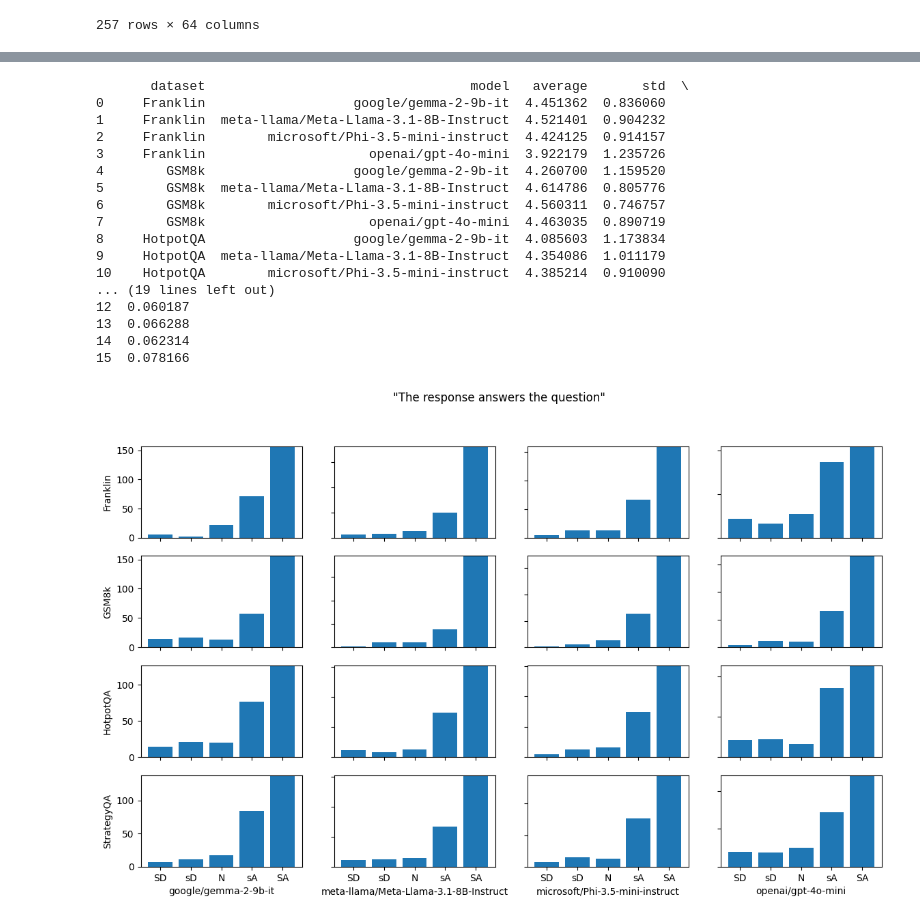
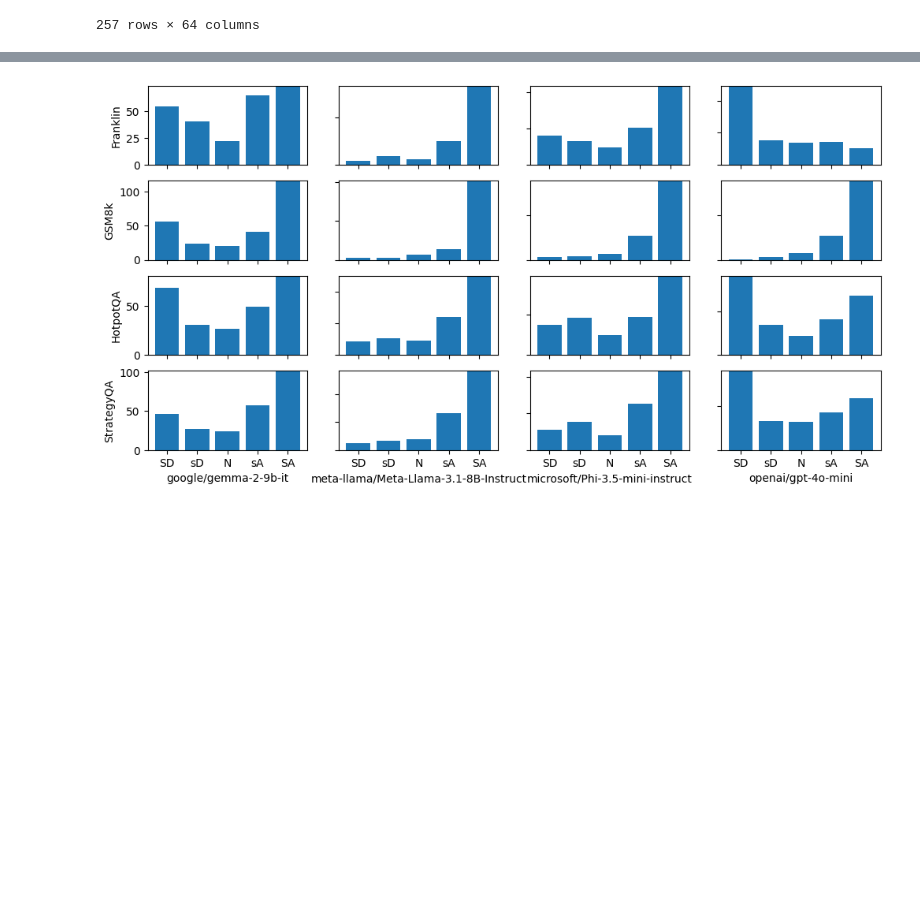
Before and after one commit to njf0/frank-llm, a Jupyter notebook: mini-project/studies/plan/results/results_pilot.ipynb, the cells around one changed output, grey strips where cells are left out. Cells and saved outputs as stored; diff of their text form; code cells hidden in the pictures; blank space fills up the shorter version.

```diff
--- a/mini-project/studies/plan/results/results_pilot.ipynb
+++ b/mini-project/studies/plan/results/results_pilot.ipynb
@@ -213,15 +213,15 @@ questions = questions[questions['uuid'].isin(uuids_in_survey)]
 # # many-to-one mapping between ('model', 'dataset') and 'uuid'. get uuids for each ('model', 'dataset') pair
 grouped_uuids = questions.groupby(['dataset', 'model'])['uuid'].apply(list).to_dict()
 # # each uuid contains 3 variations with suffixes _1, _2, _3. create separate dataframes for each variation
-sat, answered, planned, executed = {}, {}, {}, {}
+Q1, Q2, Q3, Q4 = {}, {}, {}, {}
 for (dataset, model), uuids in grouped_uuids.items():
-    sat[(dataset, model)] = df[[f'{uuid}_1' for uuid in uuids]].apply(pd.to_numeric)
-    answered[(dataset, model)] = df[[f'{uuid}_2' for uuid in uuids]].apply(pd.to_numeric)
-    planned[(dataset, model)] = df[[f'{uuid}_3' for uuid in uuids]].apply(pd.to_numeric)
-    executed[(dataset, model)] = df[[f'{uuid}_4' for uuid in uuids]].apply(pd.to_numeric)
+    Q1[(dataset, model)] = df[[f'{uuid}_1' for uuid in uuids]].apply(pd.to_numeric)
+    Q2[(dataset, model)] = df[[f'{uuid}_2' for uuid in uuids]].apply(pd.to_numeric)
+    Q3[(dataset, model)] = df[[f'{uuid}_3' for uuid in uuids]].apply(pd.to_numeric)
+    Q4[(dataset, model)] = df[[f'{uuid}_4' for uuid in uuids]].apply(pd.to_numeric)
 
-all_sat = pd.concat([sat[(dataset, model)] for dataset, model in grouped_uuids])
-all_answered = pd.concat([answered[(dataset, model)] for dataset, model in grouped_uuids])
-all_planned = pd.concat([planned[(dataset, model)] for dataset, model in grouped_uuids])
-all_executed = pd.concat([executed[(dataset, model)] for dataset, model in grouped_uuids])
+all_Q1 = pd.concat([Q1[(dataset, model)] for dataset, model in grouped_uuids])
+all_Q2 = pd.concat([Q2[(dataset, model)] for dataset, model in grouped_uuids])
+all_Q3 = pd.concat([Q3[(dataset, model)] for dataset, model in grouped_uuids])
+all_Q4 = pd.concat([Q4[(dataset, model)] for dataset, model in grouped_uuids])
 # %%
@@ -422,64 +412,34 @@ print(sems)
 # %%
 point_scale = 5
 
 # subplots in a 4x4 grid
-fig, axs = plt.subplots(4, 4, figsize=(14, 8))
-average_ratings = []
+fig, axs = plt.subplots(4, 4, figsize=(12, 6))
 
 for d, dataset in enumerate(datasets):
     for m, model in enumerate(models):
-        values = sat[(dataset, model)].to_numpy()
+        values = Q4[(dataset, model)].to_numpy()
         # remove nan values from numpy array
         values = values[~pd.isna(values)]
         # frequency of each value
         counts = pd.Series(values).value_counts()
-        # add to average ratings
-        average_ratings.append(
-            {
-                'dataset': dataset,
-                'model': model,
-                'average': values.mean(),
-                'std': values.std(),
-                'sem': pd.Series(values).sem(),
-            }
-        )
         # plot the frequency of each value
         axs[d, m].bar(counts.index, counts.values)
         # set x axis to i2t for each value
         axs[d, m].set_xticks(range(1, point_scale + 1))
         axs[d, m].set_xticklabels([i2t(i, point_scale) for i in range(1, point_scale + 1)], ha='center')
         # set y axis to 0-max frequency
         axs[d, m].set_ylim(0, counts.max())
         # set x axis label to the model
         axs[d, m].set_xlabel(model)
         # set y axis label to the dataset
         axs[d, m].set_ylabel(dataset)
 
 # only show bottom x axis labels
 for ax in axs.flat:
     ax.label_outer()
 
 # set the title of the entire plot
-fig.suptitle('"The response answers the question"')
-
-print(pd.DataFrame(average_ratings))
+# fig.suptitle('"The response answers the question"')
 plt.show()
 # %% [output]
-       dataset                                  model   average       std  \
-0     Franklin                   google/gemma-2-9b-it  4.451362  0.836060
-1     Franklin  meta-llama/Meta-Llama-3.1-8B-Instruct  4.521401  0.904232
-2     Franklin        microsoft/Phi-3.5-mini-instruct  4.424125  0.914157
-3     Franklin                     openai/gpt-4o-mini  3.922179  1.235726
-4        GSM8k                   google/gemma-2-9b-it  4.260700  1.159520
-5        GSM8k  meta-llama/Meta-Llama-3.1-8B-Instruct  4.614786  0.805776
-6        GSM8k        microsoft/Phi-3.5-mini-instruct  4.560311  0.746757
-7        GSM8k                     openai/gpt-4o-mini  4.463035  0.890719
-8     HotpotQA                   google/gemma-2-9b-it  4.085603  1.173834
-9     HotpotQA  meta-llama/Meta-Llama-3.1-8B-Instruct  4.354086  1.011179
-10    HotpotQA        microsoft/Phi-3.5-mini-instruct  4.385214  0.910090
-... (19 lines left out)
-12  0.060187
-13  0.066288
-14  0.062314
-15  0.078166
-[figure, old version]
+[figure, new version]
```
Also changed, not shown: parts of 6 cells of this notebook.
